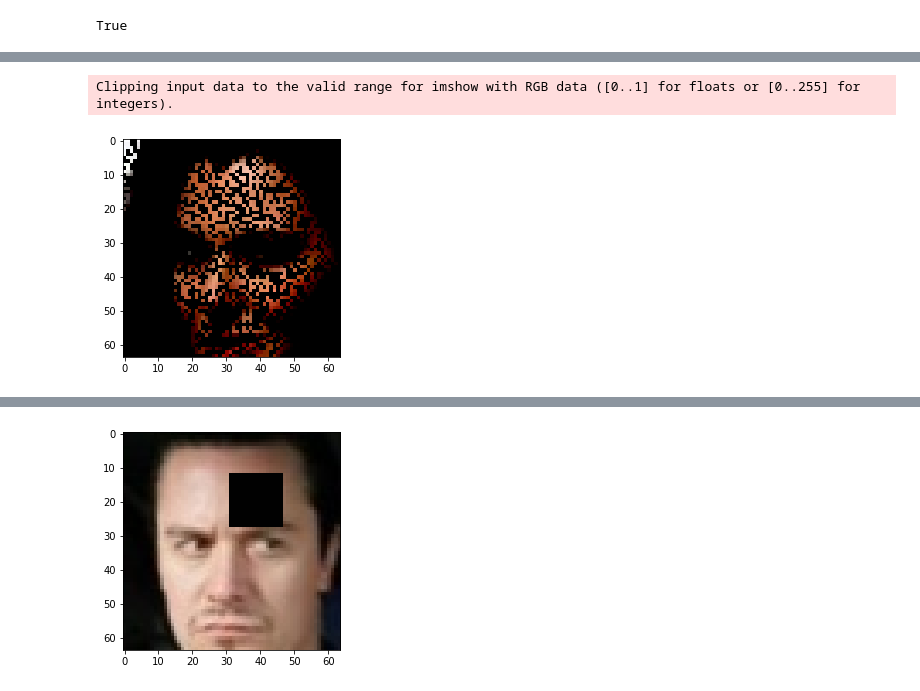
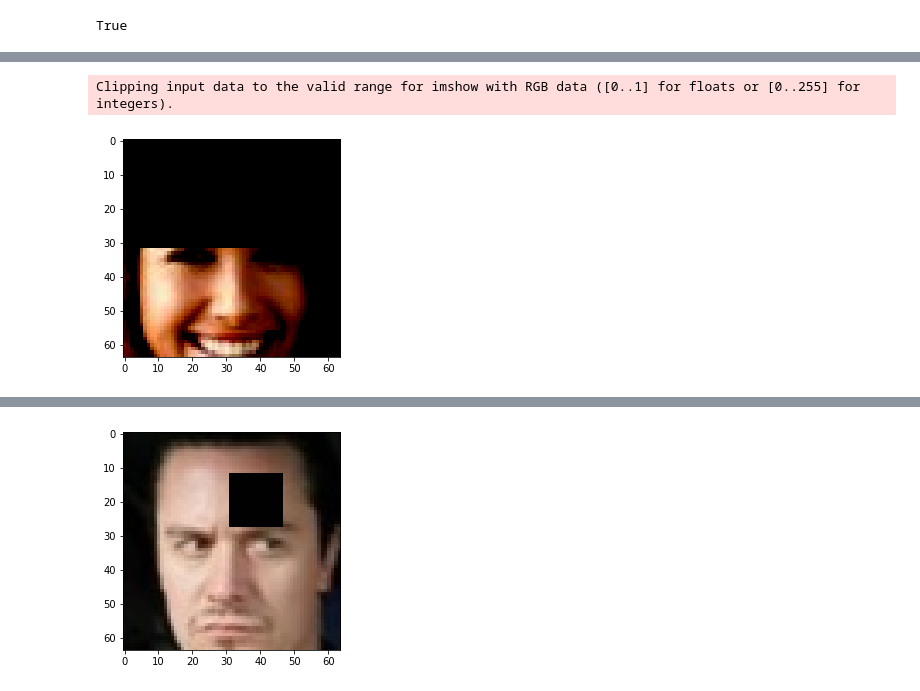
Before and after one commit to TomislavZupanovic/Data-Reconstruction, a Jupyter notebook: notebooks/ImageMask.ipynb, the cells around one changed output, grey strips where cells are left out. Cells and saved outputs as stored; diff of their text form; code cells hidden in the pictures.

Commit message:
Image generating fixes

```diff
--- a/notebooks/ImageMask.ipynb
+++ b/notebooks/ImageMask.ipynb
@@ -11,7 +5,7 @@ plt.imshow(image);
 # %%
 def mask_images(data, option='half'):
-    valid_options = ('half', 'half random', '10 random', '20 random')
-    multipliers = {'half': 0.5, 'half random': 0.5, '10 random': 0.9, '20 random': 0.8}
+    valid_options = ('half', 'half random', '10 random', '20 random', '5 random')
+    multipliers = {'half': 0.5, 'half random': 0.5, '10 random': 0.9, '20 random': 0.8, '5 random': 0.95}
     if option not in valid_options:
         raise ValueError(f"Option must be one of: {valid_options}")
     real_img = data[0]
@@ -41,6 +35,7 @@ def resize_images(real_img):
     resize_images = F.interpolate(resize_images, size=(dim_size, dim_size), mode='bilinear')
     return resize_images
 # %%
+from torchvision.utils import save_image
 import torchvision.transforms as transforms
 import torch
 import torchvision.datasets as datasets
@@ -52,7 +47,7 @@ transform = transforms.Compose([transforms.Resize(64),
                                 transforms.ToTensor(),
                                 transforms.Normalize((0.5, 0.5, 0.5), (0.5, 0.5, 0.5))])
 
-dataset = datasets.ImageFolder(root='C:\\Users\\Korisnik\\github\\PMFST-Sensor-Augmentation\\source\\data\\', transform=transform )
+dataset = datasets.ImageFolder(root='C:\\Users\\Korisnik\\github\\PMFST-Sensor-Augmentation\\source\\data\\celeba\\train', transform=transform )
 dataloader = torch.utils.data.DataLoader(dataset, batch_size=16, shuffle=True)
 # %%
 torch.cuda.is_available()
@@ -71,5 +76,5 @@ Clipping input data to the valid range for imshow with RGB data ([0..1] for floa
 # %%
-plt.imshow(masked_img[0].permute(1, 2, 0));
+plt.imshow(masked_img[1].permute(1, 2, 0));
 # %% [output]
 Clipping input data to the valid range for imshow with RGB data ([0..1] for floats or [0..255] for integers).
-[figure, old version]
+[figure, new version]
```
Also changed, not shown: parts of 11 cells of this notebook, 7 other files.
